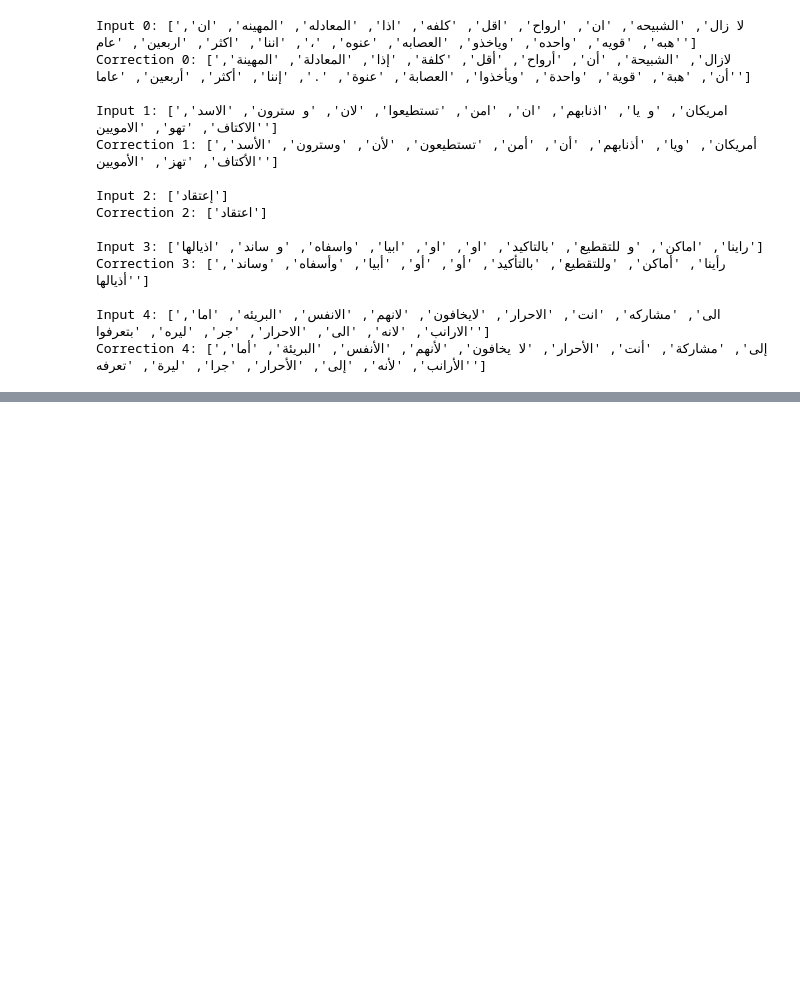
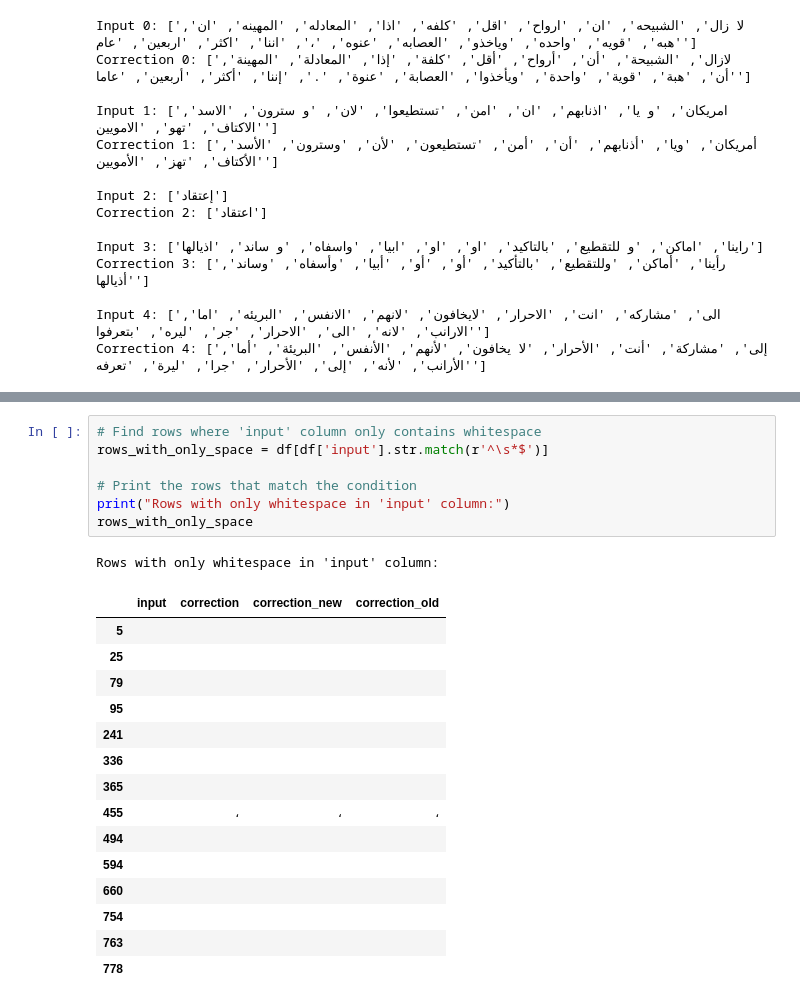
Before and after one commit to Abubakrhegazi/Arabic-Grammar-AutoCorrection, a Jupyter notebook: Arabic_GED_GEC.ipynb, the cells around one changed output, grey strips where cells are left out. Drawn from its saved outputs; the diff is of its cells as text; blank space fills up the shorter version.

```diff
--- a/Arabic_GED_GEC.ipynb
+++ b/Arabic_GED_GEC.ipynb
@@ -147,0 +336,24 @@ Correction 4: ['إلى', 'مشاركة', 'أنت', 'الأحرار', 'لا يخ
+# %%
+# Find rows where 'input' column only contains whitespace
+rows_with_only_space = df[df['input'].str.match(r'^\s*$')]
+
+# Print the rows that match the condition
+print("Rows with only whitespace in 'input' column:")
+rows_with_only_space
+# %% [output]
+Rows with only whitespace in 'input' column:
+|  | input | correction | correction_new | correction_old |
+| 5 |  |  |  |  |
+| 25 |  |  |  |  |
+| 79 |  |  |  |  |
+| 95 |  |  |  |  |
+| 241 |  |  |  |  |
+| 336 |  |  |  |  |
+| 365 |  |  |  |  |
+| 455 |  | ، | ، | ، |
+| 494 |  |  |  |  |
+| 594 |  |  |  |  |
+| 660 |  |  |  |  |
+| 754 |  |  |  |  |
+| 763 |  |  |  |  |
+| 778 |  |  |  |  |
```
Also changed, not shown: parts of 13 cells of this notebook.
